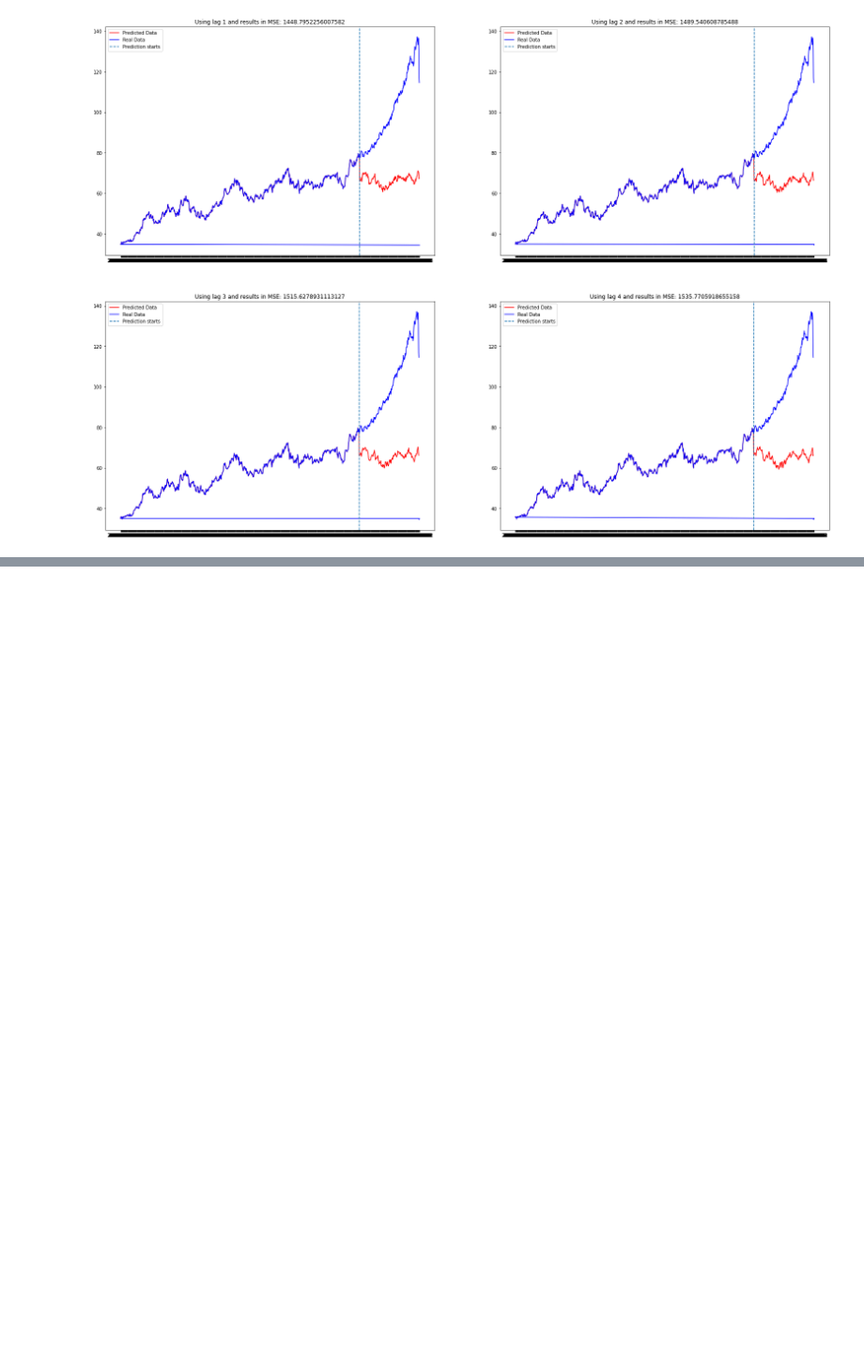
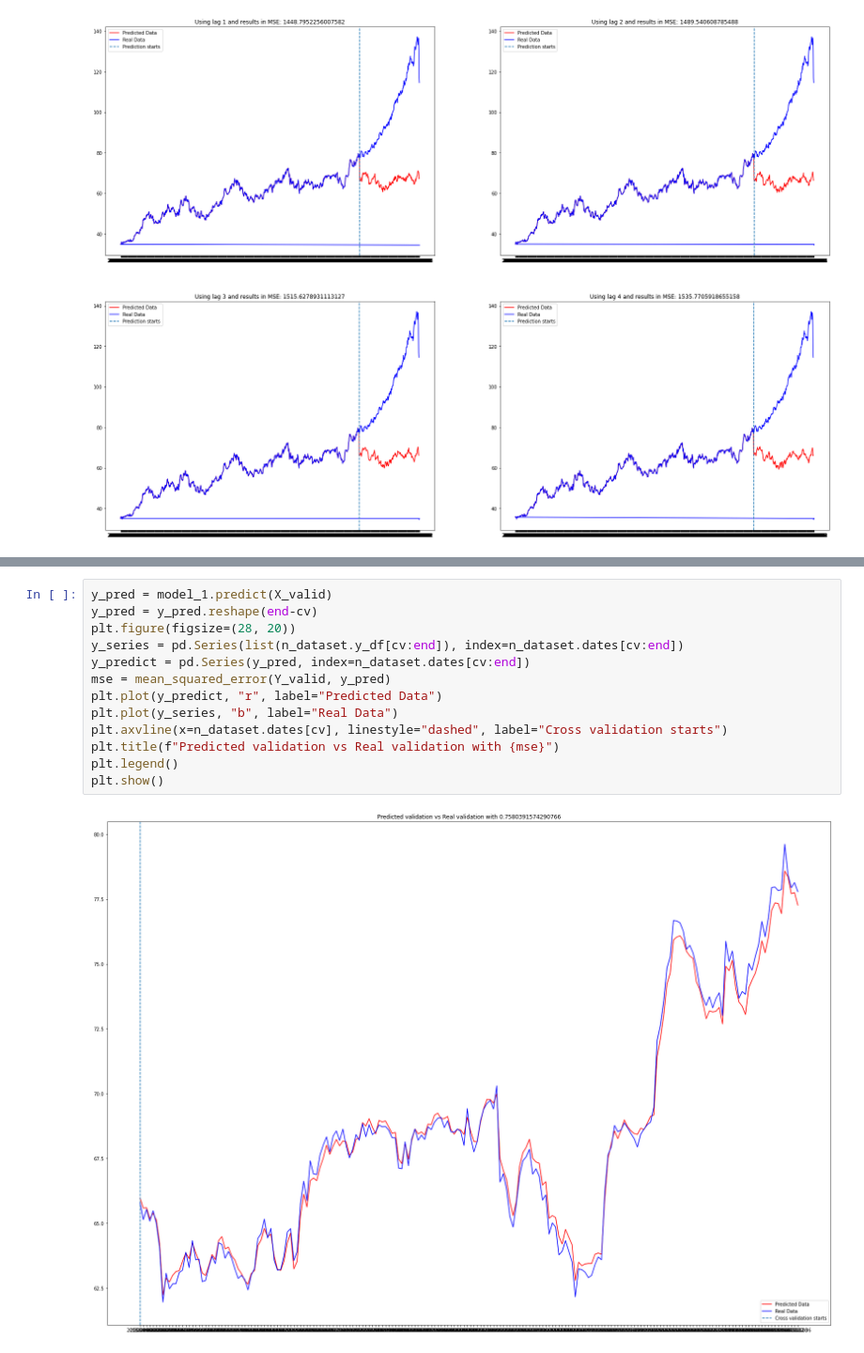
Before and after one commit to britishbaguette/S-P-500-Data-analysis-and-Prediction, a Jupyter notebook: S&P 500 (1).ipynb, the cells around one changed output, grey strips where cells are left out. Shown at 94% size. Cells and saved outputs as stored; diff of their text form; blank space fills up the shorter version.

```diff
--- a/S&P 500 (1).ipynb
+++ b/S&P 500 (1).ipynb
@@ -635,0 +746,15 @@ pip uninstall tensorflow
+# %%
+y_pred = model_1.predict(X_valid)
+y_pred = y_pred.reshape(end-cv)
+plt.figure(figsize=(28, 20))
+y_series = pd.Series(list(n_dataset.y_df[cv:end]), index=n_dataset.dates[cv:end])
+y_predict = pd.Series(y_pred, index=n_dataset.dates[cv:end])
+mse = mean_squared_error(Y_valid, y_pred)
+plt.plot(y_predict, "r", label="Predicted Data")
+plt.plot(y_series, "b", label="Real Data")
+plt.axvline(x=n_dataset.dates[cv], linestyle="dashed", label="Cross validation starts")
+plt.title(f"Predicted validation vs Real validation with {mse}")
+plt.legend()
+plt.show()
+# %% [output]
+[figure, added]
```
Also changed, not shown: parts of 22 cells of this notebook.
